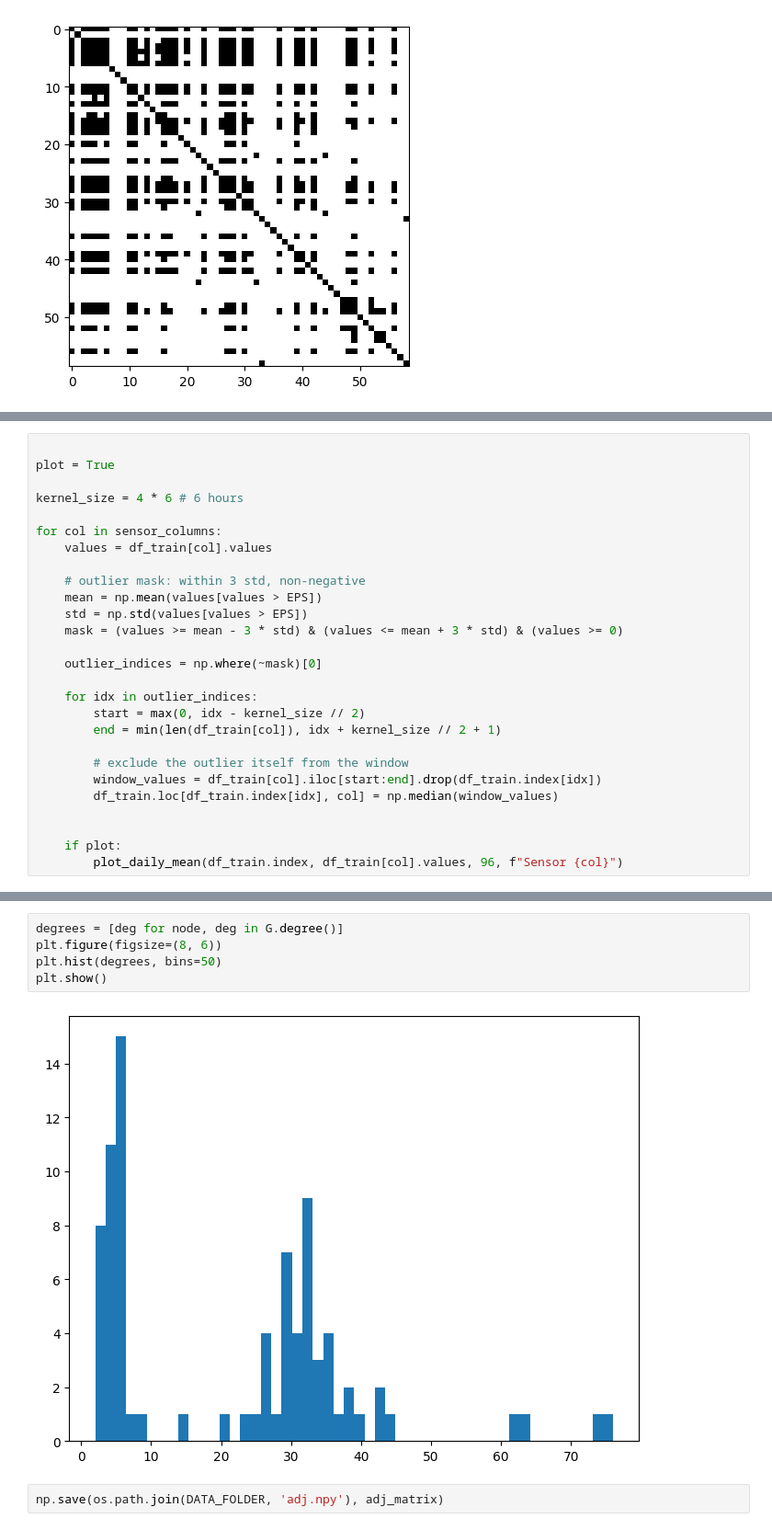
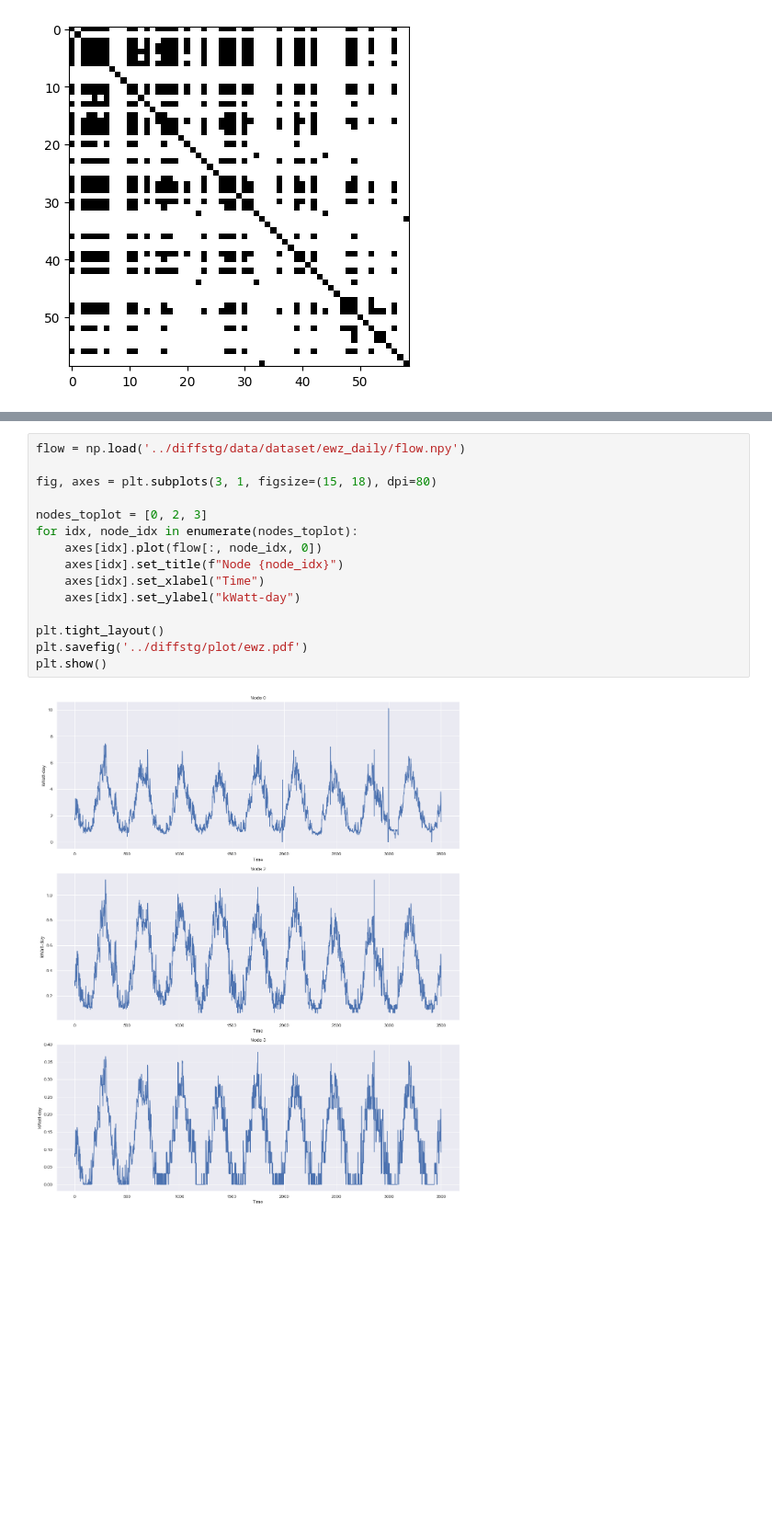
Before and after one commit to MatyaAydin/SemesterProject, a Jupyter notebook: src/preprocessing/eda.ipynb, the cells around one changed output, grey strips where cells are left out. Shown: that part at 92% size. Saved outputs shown, nothing was run; the diff lists cells and outputs as text; blank space fills up the shorter version.

```diff
--- a/src/preprocessing/eda.ipynb
+++ b/src/preprocessing/eda.ipynb
@@ -291,27 +58,0 @@ Only applied to training set to be able to do outlier detection on test set
-# %%
-
-plot = True
-
-kernel_size = 4 * 6 # 6 hours
-
-for col in sensor_columns:
-    values = df_train[col].values
-
-    # outlier mask: within 3 std, non-negative
-    mean = np.mean(values[values > EPS])
-    std = np.std(values[values > EPS])
-    mask = (values >= mean - 3 * std) & (values <= mean + 3 * std) & (values >= 0)
-
-    outlier_indices = np.where(~mask)[0]
-
-    for idx in outlier_indices:
-        start = max(0, idx - kernel_size // 2)
-        end = min(len(df_train[col]), idx + kernel_size // 2 + 1)
-
-        # exclude the outlier itself from the window
-        window_values = df_train[col].iloc[start:end].drop(df_train.index[idx])
-        df_train.loc[df_train.index[idx], col] = np.median(window_values)
-
-
-    if plot:
-        plot_daily_mean(df_train.index, df_train[col].values, 96, f"Sensor {col}")
@@ -463,9 +59,17 @@ plt.show()
-# %%
-degrees = [deg for node, deg in G.degree()]
-plt.figure(figsize=(8, 6))
-plt.hist(degrees, bins=50)
-plt.show()
-# %% [output]
-[figure, removed]
-# %%
-np.save(os.path.join(DATA_FOLDER, 'adj.npy'), adj_matrix)
+# %%
+flow = np.load('../diffstg/data/dataset/ewz_daily/flow.npy')
+
+fig, axes = plt.subplots(3, 1, figsize=(15, 18), dpi=80)
+
+nodes_toplot = [0, 2, 3]
+for idx, node_idx in enumerate(nodes_toplot):
+    axes[idx].plot(flow[:, node_idx, 0])
+    axes[idx].set_title(f"Node {node_idx}")
+    axes[idx].set_xlabel("Time")
+    axes[idx].set_ylabel("kWatt-day")
+
+plt.tight_layout()
+plt.savefig('../diffstg/plot/ewz.pdf')
+plt.show()
+# %% [output]
+[figure, added]
```
Also changed, not shown: parts of 38 cells of this notebook, 2 other files.
